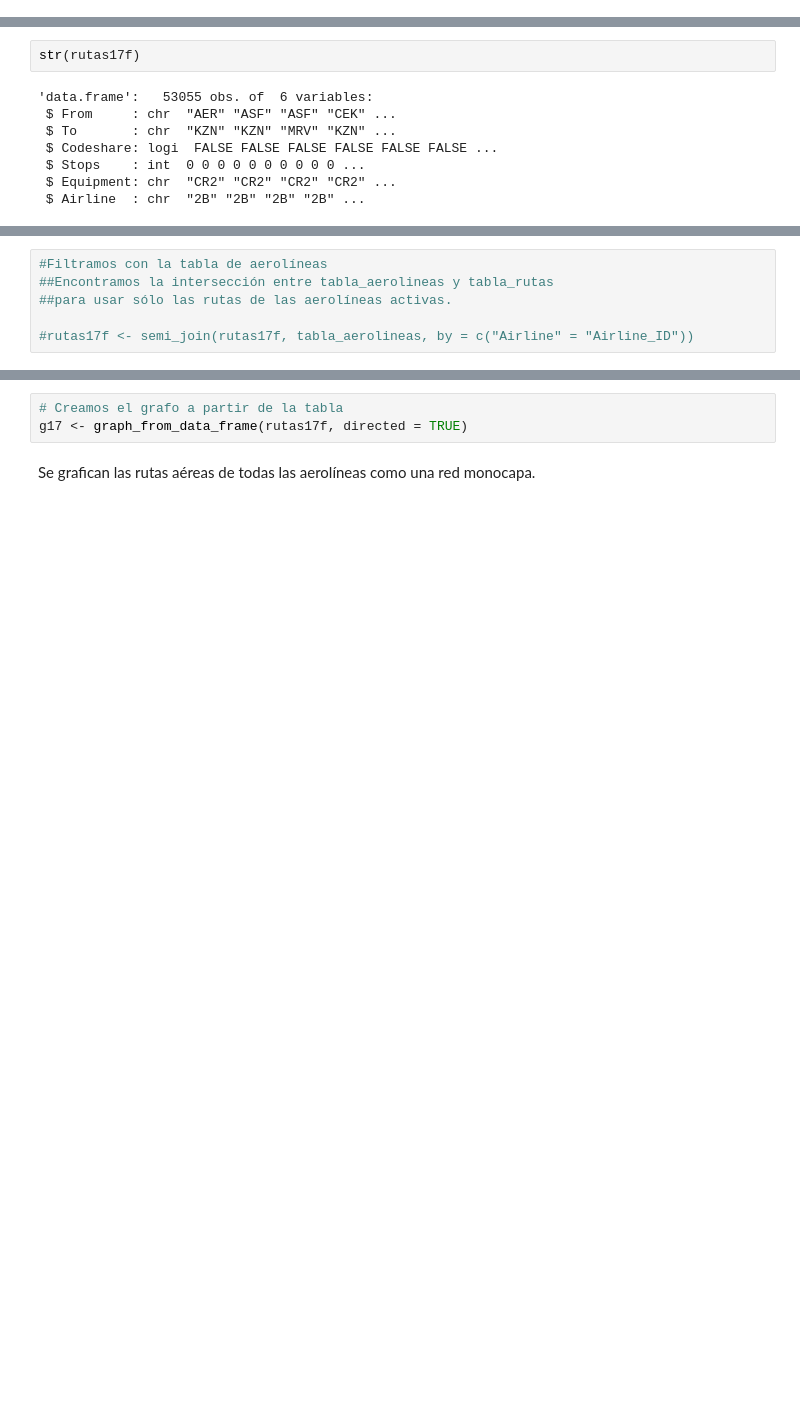
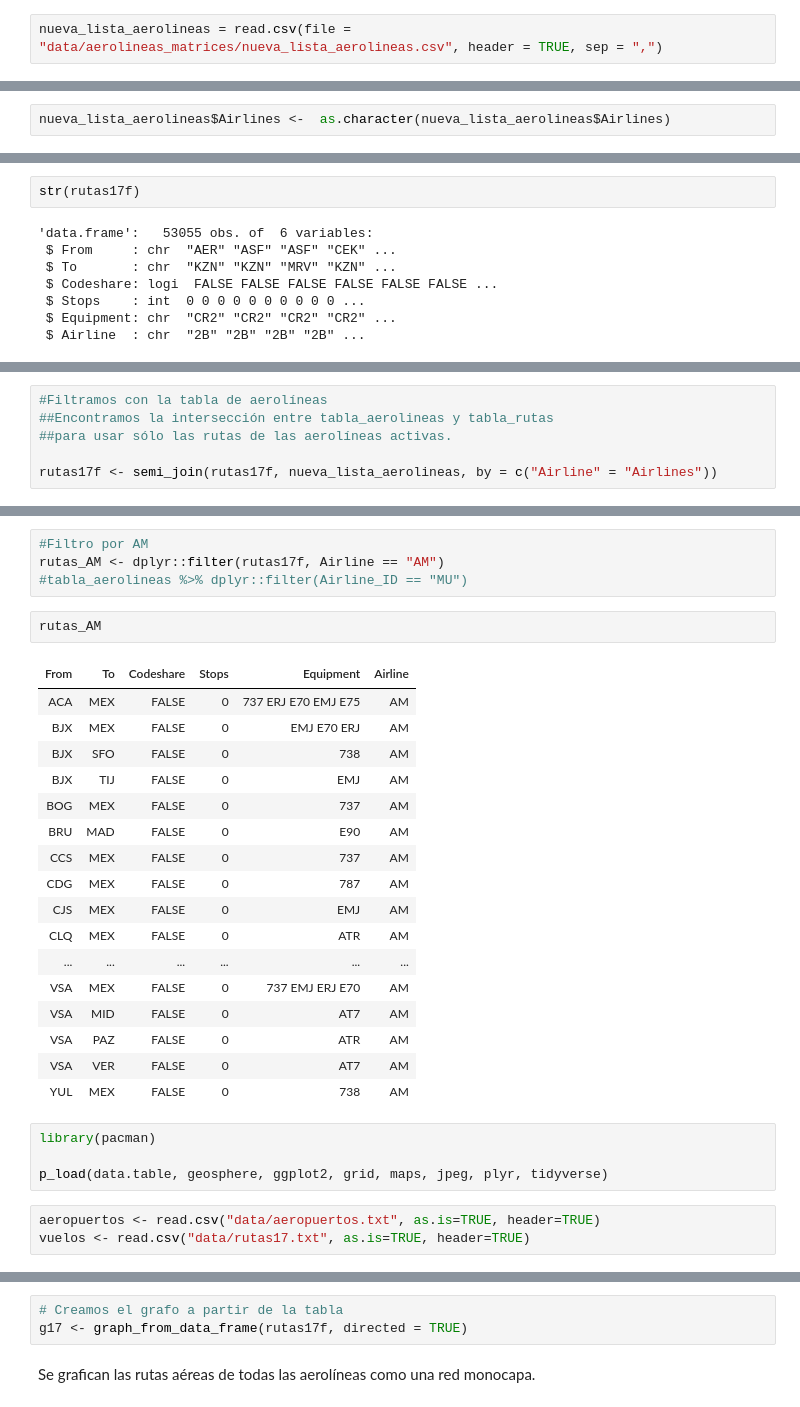
Before and after one commit to Yuriyama/Proyecto_aerolineas, a Jupyter notebook: Code/Procesamiento_datos_mapa.ipynb, the cells around one changed output, grey strips where cells are left out. Cells and saved outputs as stored; diff of their text form; blank space fills up the shorter version.

```diff
--- a/Code/Procesamiento_datos_mapa.ipynb
+++ b/Code/Procesamiento_datos_mapa.ipynb
@@ -66,3 +66,5 @@ head(tabla_rutas2017)
 ##### La base de datos airlines.txt fue actualizada: # Date: 2019-03-29 ?
 Airline_ID	Airline_Name
 Líneas: 689
+# %%
+nueva_lista_aerolineas = read.csv(file = "data/aerolineas_matrices/nueva_lista_aerolineas.csv", header = TRUE, sep = ",")
@@ -68,0 +87,2 @@ Líneas: 689
+# %%
+nueva_lista_aerolineas$Airlines <-  as.character(nueva_lista_aerolineas$Airlines)
@@ -367,4 +383,4 @@ Classes ‘data.table’ and 'data.frame':  689 obs. of  2 variables:
 ##Encontramos la intersección entre tabla_aerolineas y tabla_rutas
 ##para usar sólo las rutas de las aerolíneas activas.
 
-#rutas17f <- semi_join(rutas17f, tabla_aerolineas, by = c("Airline" = "Airline_ID"))
+rutas17f <- semi_join(rutas17f, nueva_lista_aerolineas, by = c("Airline" = "Airlines"))
@@ -389,0 +432,31 @@ length(unique(rutas17f$Airline))
+# %%
+#Filtro por AM
+rutas_AM <- dplyr::filter(rutas17f, Airline == "AM")
+#tabla_aerolineas %>% dplyr::filter(Airline_ID == "MU")
+# %%
+rutas_AM
+# %% [output]
+| From | To | Codeshare | Stops | Equipment | Airline |
+| ACA | MEX | FALSE | 0 | 737 ERJ E70 EMJ E75 | AM |
+| BJX | MEX | FALSE | 0 | EMJ E70 ERJ | AM |
+| BJX | SFO | FALSE | 0 | 738 | AM |
+| BJX | TIJ | FALSE | 0 | EMJ | AM |
+| BOG | MEX | FALSE | 0 | 737 | AM |
+| BRU | MAD | FALSE | 0 | E90 | AM |
+| CCS | MEX | FALSE | 0 | 737 | AM |
+| CDG | MEX | FALSE | 0 | 787 | AM |
+| CJS | MEX | FALSE | 0 | EMJ | AM |
+| CLQ | MEX | FALSE | 0 | ATR | AM |
+| ... | ... | ... | ... | ... | ... |
+| VSA | MEX | FALSE | 0 | 737 EMJ ERJ E70 | AM |
+| VSA | MID | FALSE | 0 | AT7 | AM |
+| VSA | PAZ | FALSE | 0 | ATR | AM |
+| VSA | VER | FALSE | 0 | AT7 | AM |
+| YUL | MEX | FALSE | 0 | 738 | AM |
+# %%
+library(pacman)
+
+p_load(data.table, geosphere, ggplot2, grid, maps, jpeg, plyr, tidyverse)
+# %%
+aeropuertos <- read.csv("data/aeropuertos.txt", as.is=TRUE, header=TRUE)
+vuelos <- read.csv("data/rutas17.txt", as.is=TRUE, header=TRUE)
```
Also changed, not shown: parts of 30 cells of this notebook.
